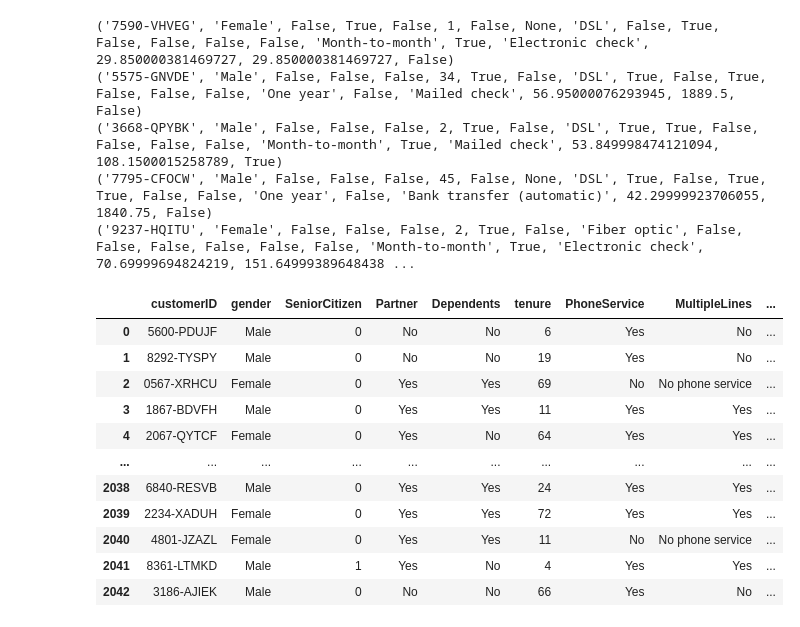
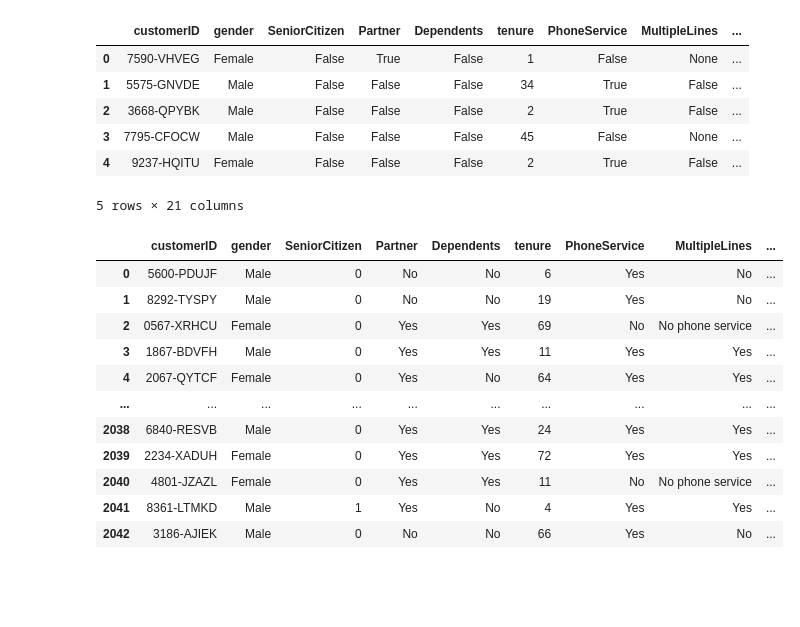
Before and after one commit to Asi9128/PHASE2_FIRST_PROJECT, a Jupyter notebook: PROJECT1_PH2.ipynb, the cells around one changed output. Drawn from its saved outputs; the diff is of its cells as text; code cells hidden in the pictures; blank space fills up the shorter version.

```diff
--- a/PROJECT1_PH2.ipynb
+++ b/PROJECT1_PH2.ipynb
@@ -8,43 +19,44 @@ import nympy as np  # importing numpy to use np.nan to replace missing values
 # %%
 
 
-# Defining the database connection parameters
-# Parameters
+# Database connection details
 server = 'dap-projects-database.database.windows.net'
 database = 'dapDB'
 username = 'LP2_project'
 password = 'Stat$AndD@t@Rul3'
-driver = '{ODBC Driver 17 for SQL Server}'  # Ensure this matches your installed driver
+driver = '{ODBC Driver 17 for SQL Server}'
 
 # Create connection string
 connection_string = f"mssql+pyodbc:///?odbc_connect=" + urllib.parse.quote_plus(
     f"DRIVER={driver};"
     f"SERVER={server};"
     f"DATABASE={database};"
     f"UID={username};"
     f"PWD={password};"
 )
 
 # Create engine
 engine = create_engine(connection_string)
 
 # Test query using SQLAlchemy's text method
 try:
     with engine.connect() as connection:
         query = text("SELECT TOP 5 * FROM dbo.LP2_Telco_churn_first_3000")
-        train_data1 = connection.execute(query)
+        result = connection.execute(query)
 
-        # Fetch and print results
-        for row in train_data1:
-            print(row)
+        # Convert result to a pandas DataFrame
+        df = pd.DataFrame(result.fetchall(), columns=result.keys())
+        display(df)  # Display the dataframe in IPython/Jupyter
 except Exception as e:
     print(f"Error executing query: {e}")
 # %% [output]
+|  | customerID | gender | SeniorCitizen | Partner | Dependents | tenure | PhoneService | MultipleLines | ... |
+| 0 | 7590-VHVEG | Female | False | True | False | 1 | False | None | ... |
+| 1 | 5575-GNVDE | Male | False | False | False | 34 | True | False | ... |
+| 2 | 3668-QPYBK | Male | False | False | False | 2 | True | False | ... |
+| 3 | 7795-CFOCW | Male | False | False | False | 45 | False | None | ... |
+| 4 | 9237-HQITU | Female | False | False | False | 2 | True | False | ... |
-('7590-VHVEG', 'Female', False, True, False, 1, False, None, 'DSL', False, True, False, False, False, False, 'Month-to-month', True, 'Electronic check', 29.850000381469727, 29.850000381469727, False)
-('5575-GNVDE', 'Male', False, False, False, 34, True, False, 'DSL', True, False, True, False, False, False, 'One year', False, 'Mailed check', 56.95000076293945, 1889.5, False)
-('3668-QPYBK', 'Male', False, False, False, 2, True, False, 'DSL', True, True, False, False, False, False, 'Month-to-month', True, 'Mailed check', 53.849998474121094, 108.1500015258789, True)
-('7795-CFOCW', 'Male', False, False, False, 45, False, None, 'DSL', True, False, True, True, False, False, 'One year', False, 'Bank transfer (automatic)', 42.29999923706055, 1840.75, False)
-('9237-HQITU', 'Female', False, False, False, 2, True, False, 'Fiber optic', False, False, False, False, False, False, 'Month-to-month', True, 'Electronic check', 70.69999694824219, 151.64999389648438 ...
+5 rows × 21 columns
 # %%
 # LOADING SECOND DATASET AS CSV
 train_data2 = pd.read_csv(r"C:\Users\HP1\Documents\DATASET FOR PHASE2 PROJECT\LP2_Telco-churn-second-2000.csv")
```
Also changed, not shown: parts of 3 cells of this notebook.
